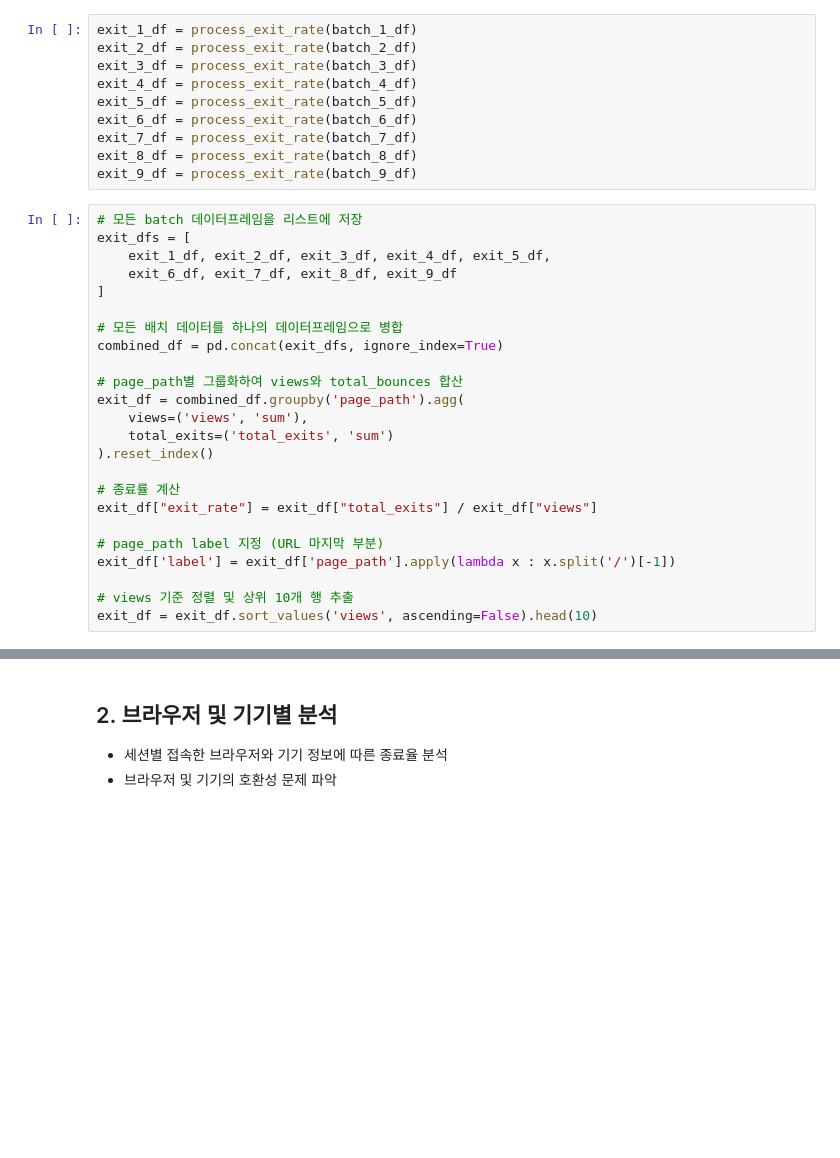
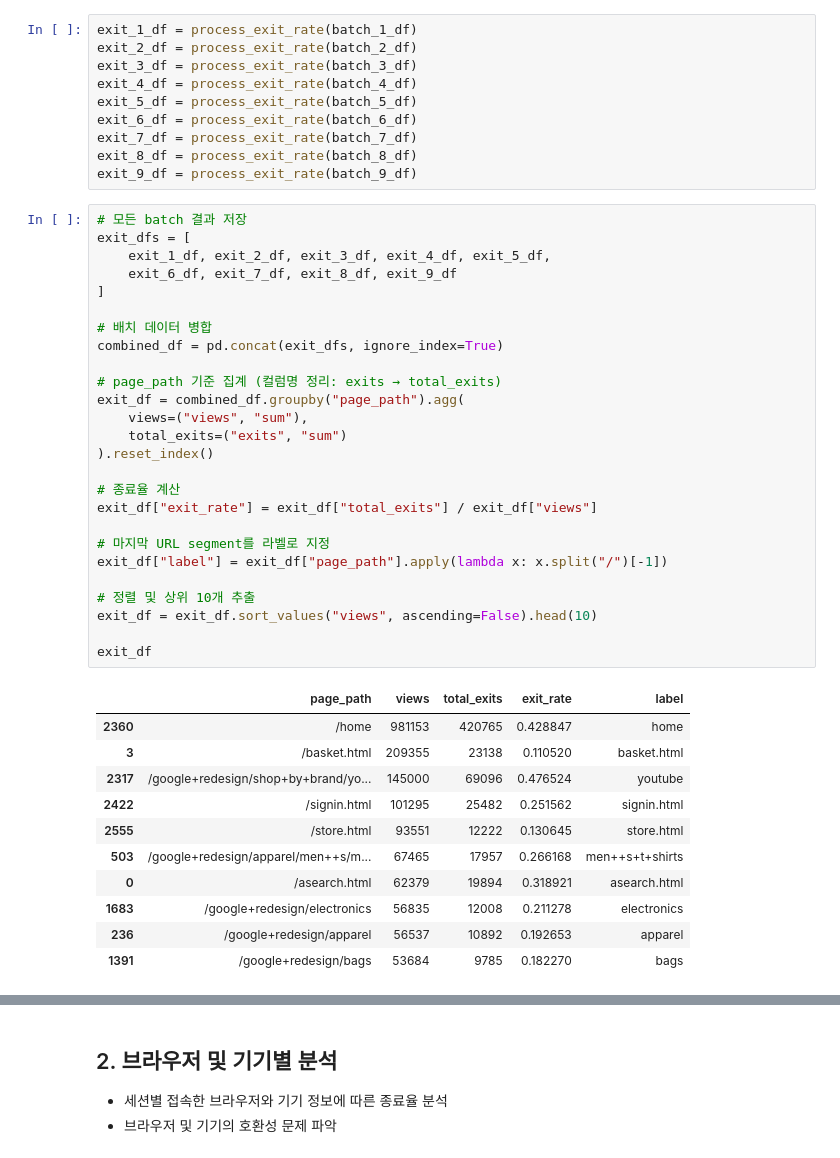
Before and after one commit to yeedacoding/eCommerce-User-Behavior-Analytics, a Jupyter notebook: funnel_analysis.ipynb, the cells around one changed output, grey strips where cells are left out. Drawn from its saved outputs; the diff is of its cells as text; blank space fills up the shorter version.

```diff
--- a/funnel_analysis.ipynb
+++ b/funnel_analysis.ipynb
@@ -318,29 +350,43 @@ exit_7_df = process_exit_rate(batch_7_df)
 exit_8_df = process_exit_rate(batch_8_df)
 exit_9_df = process_exit_rate(batch_9_df)
 # %%
-# 모든 batch 데이터프레임을 리스트에 저장
+# 모든 batch 결과 저장
 exit_dfs = [
     exit_1_df, exit_2_df, exit_3_df, exit_4_df, exit_5_df,
     exit_6_df, exit_7_df, exit_8_df, exit_9_df
 ]
 
-# 모든 배치 데이터를 하나의 데이터프레임으로 병합
+# 배치 데이터 병합
 combined_df = pd.concat(exit_dfs, ignore_index=True)
 
-# page_path별 그룹화하여 views와 total_bounces 합산
-exit_df = combined_df.groupby('page_path').agg(
-    views=('views', 'sum'),
-    total_exits=('total_exits', 'sum')
+# page_path 기준 집계 (컬럼명 정리: exits → total_exits)
+exit_df = combined_df.groupby("page_path").agg(
+    views=("views", "sum"),
+    total_exits=("exits", "sum")
 ).reset_index()
 
-# 종료률 계산
+# 종료율 계산
 exit_df["exit_rate"] = exit_df["total_exits"] / exit_df["views"]
 
-# page_path label 지정 (URL 마지막 부분)
-exit_df['label'] = exit_df['page_path'].apply(lambda x : x.split('/')[-1])
+# 마지막 URL segment를 라벨로 지정
+exit_df["label"] = exit_df["page_path"].apply(lambda x: x.split("/")[-1])
 
-# views 기준 정렬 및 상위 10개 행 추출
-exit_df = exit_df.sort_values('views', ascending=False).head(10)
+# 정렬 및 상위 10개 추출
+exit_df = exit_df.sort_values("views", ascending=False).head(10)
+
+exit_df
+# %% [output]
+|  | page_path | views | total_exits | exit_rate | label |
+| 2360 | /home | 981153 | 420765 | 0.428847 | home |
+| 3 | /basket.html | 209355 | 23138 | 0.110520 | basket.html |
+| 2317 | /google+redesign/shop+by+brand/yo... | 145000 | 69096 | 0.476524 | youtube |
+| 2422 | /signin.html | 101295 | 25482 | 0.251562 | signin.html |
+| 2555 | /store.html | 93551 | 12222 | 0.130645 | store.html |
+| 503 | /google+redesign/apparel/men++s/m... | 67465 | 17957 | 0.266168 | men++s+t+shirts |
+| 0 | /asearch.html | 62379 | 19894 | 0.318921 | asearch.html |
+| 1683 | /google+redesign/electronics | 56835 | 12008 | 0.211278 | electronics |
+| 236 | /google+redesign/apparel | 56537 | 10892 | 0.192653 | apparel |
+| 1391 | /google+redesign/bags | 53684 | 9785 | 0.182270 | bags |
 # %%
 # 시각화
 exit_result_df = exit_df.sort_values("exit_rate", ascending=False)
```
Also changed, not shown: parts of 16 cells of this notebook.
